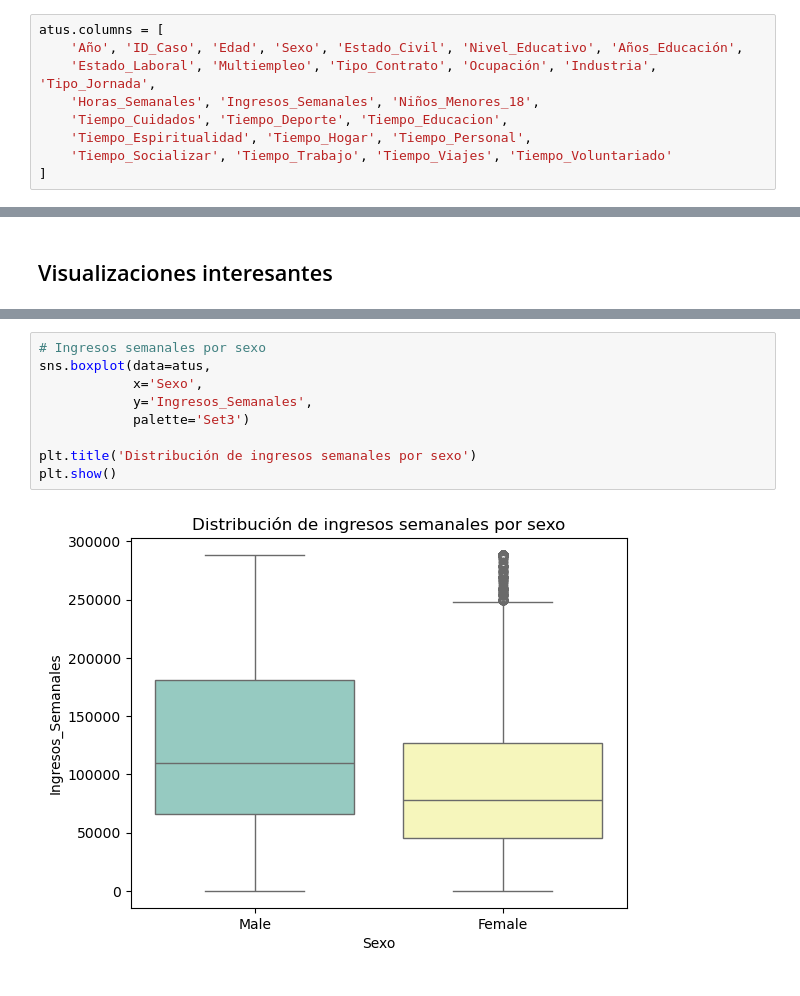
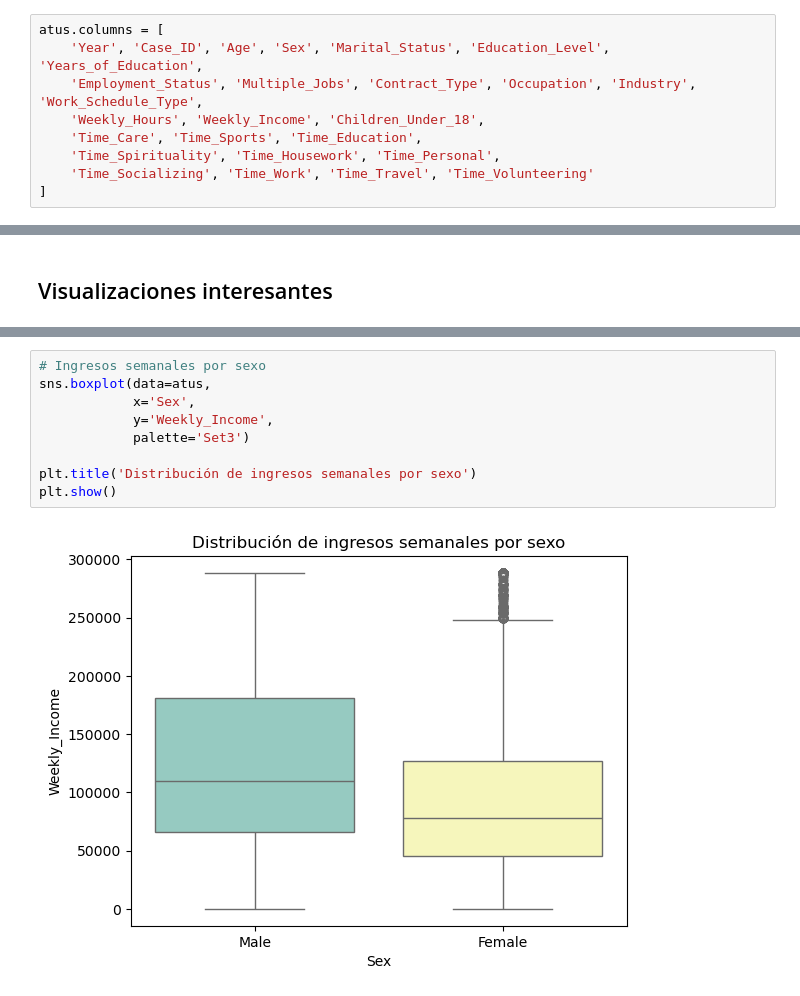
Before and after one commit to NuriaSalasVazquez/da-project-promo-49-modulo-4-team-9, a Jupyter notebook: 02_eda_atusdata.ipynb, the cells around one changed output, grey strips where cells are left out. Saved outputs shown, nothing was run; the diff lists cells and outputs as text.

Commit message:
Actualización columnas inglés y csv sin indice

```diff
--- a/02_eda_atusdata.ipynb
+++ b/02_eda_atusdata.ipynb
@@ -458,15 +458,15 @@ Index(['YEAR', 'CASEID', 'AGE', 'SEX', 'MARST', 'EDUC', 'EDUCYRS', 'EMPSTAT',
        'Espiritualidad', 'Hogar', 'Personal', 'Socializar', 'Trabajo',
        'Viajando', 'Voluntariado'],
       dtype='object')
-# %%
-atus.columns = [
-    'Año', 'ID_Caso', 'Edad', 'Sexo', 'Estado_Civil', 'Nivel_Educativo', 'Años_Educación',
-    'Estado_Laboral', 'Multiempleo', 'Tipo_Contrato', 'Ocupación', 'Industria', 'Tipo_Jornada',
-    'Horas_Semanales', 'Ingresos_Semanales', 'Niños_Menores_18',
-    'Tiempo_Cuidados', 'Tiempo_Deporte', 'Tiempo_Educacion',
-    'Tiempo_Espiritualidad', 'Tiempo_Hogar', 'Tiempo_Personal',
-    'Tiempo_Socializar', 'Tiempo_Trabajo', 'Tiempo_Viajes', 'Tiempo_Voluntariado'
-]
+# %%
+atus.columns = [
+    'Year', 'Case_ID', 'Age', 'Sex', 'Marital_Status', 'Education_Level', 'Years_of_Education',
+    'Employment_Status', 'Multiple_Jobs', 'Contract_Type', 'Occupation', 'Industry', 'Work_Schedule_Type',
+    'Weekly_Hours', 'Weekly_Income', 'Children_Under_18',
+    'Time_Care', 'Time_Sports', 'Time_Education',
+    'Time_Spirituality', 'Time_Housework', 'Time_Personal',
+    'Time_Socializing', 'Time_Work', 'Time_Travel', 'Time_Volunteering'
+]
 # %%
 atus.columns
 # %% [output]
@@ -497,13 +497,13 @@ plt.show()
 # %%
 # Ingresos semanales por sexo
 sns.boxplot(data=atus,
-            x='Sexo',
-            y='Ingresos_Semanales',
+            x='Sex',
+            y='Weekly_Income',
             palette='Set3')
 
 plt.title('Distribución de ingresos semanales por sexo')
 plt.show()
 # %% [output]
-[figure, old version]
+[figure, new version]
 # %%
 # Tiempo medio dedicado por sexo a trabajo y hogar
```
Also changed, not shown: parts of 4 cells of this notebook, 3 other files.
